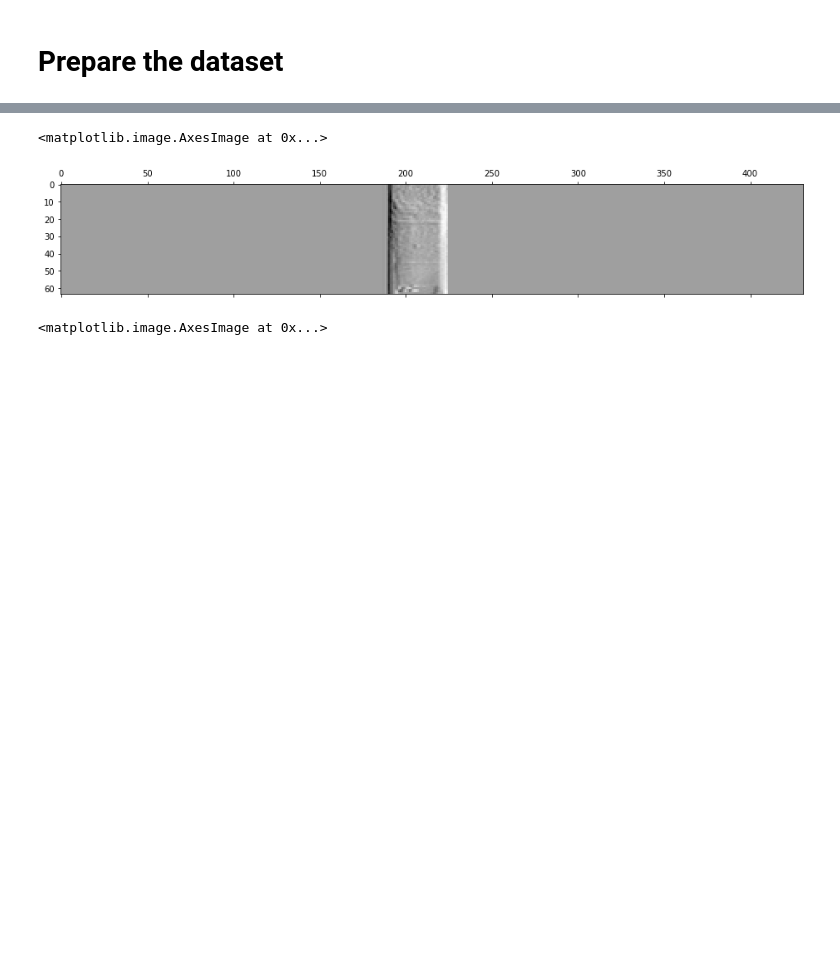
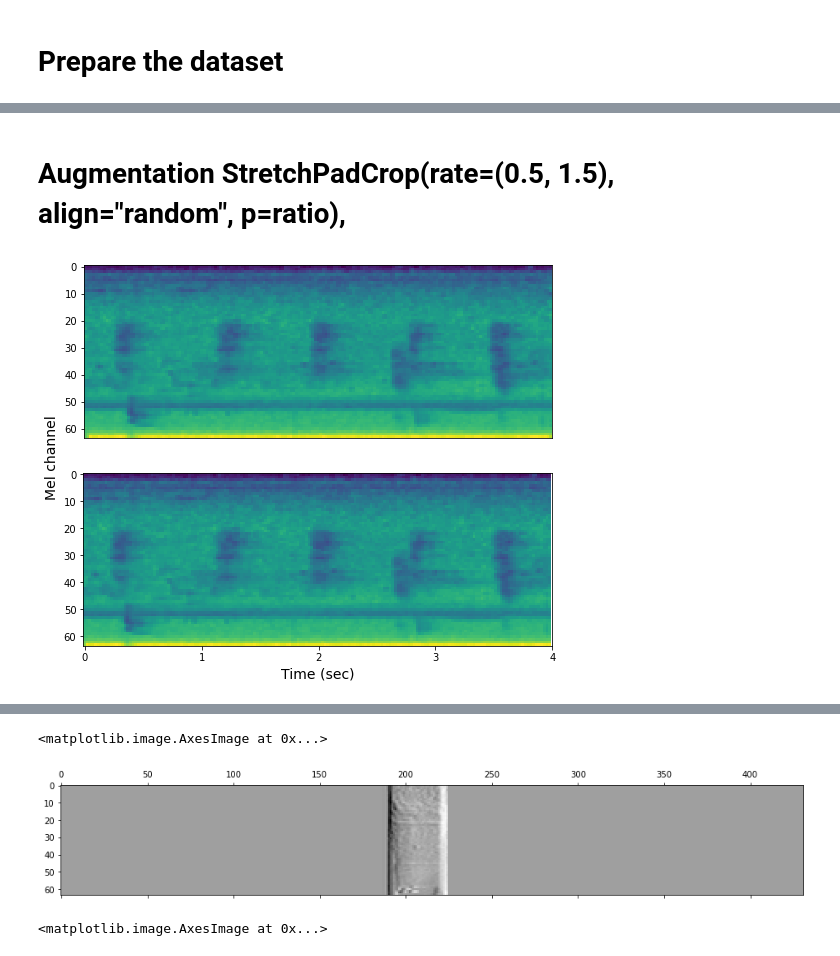
Before and after one commit to lcances/semi-supervised, a Jupyter notebook: notebooks/augmentation_explorer.ipynb, the cells around one changed output, grey strips where cells are left out. Saved outputs shown, nothing was run; the diff lists cells and outputs as text; code cells hidden in the pictures; blank space fills up the shorter version.

```diff
--- a/notebooks/augmentation_explorer.ipynb
+++ b/notebooks/augmentation_explorer.ipynb
@@ -206,0 +104,2 @@ plt.matshow(original)
+# %%
+dataset = train_loader.dataset
@@ -206,0 +125,37 @@ plt.matshow(original)
+# %%
+weak_1 = StretchPadCrop(rate=(0.5, 1.5), align="random", p=1.0)
+strong_1 = StretchPadCrop(rate=(0.25, 1.75), align="random", p=1.0)
+# %%
+def generate_one(augmentation, idx):
+    norm = lambda x: (x - x.min()) / (x.max() - x.min())
+    origin = X(idx).squeeze()
+    augmented = augmentation(origin)
+
+    return origin, augmented
+# %%
+def display_one(origin, augmented, title):
+    fig, (top, bot) = plt.subplots(nrows=2, ncols=1)
+    fig.set_size_inches(15, 7)
+
+#     fig.suptitle(title, fontsize=16)
+
+    top.matshow(origin)
+    bot.matshow(augmented)
+
+    top.set_xticks([])
+    fig.text(0.26, 0.5, 'Mel channel', va='center', rotation='vertical', fontsize=14)
+
+    t = np.linspace(0, origin.shape[1], 5)
+    bot.xaxis.set_ticks_position('bottom')
+    bot.set_xticks(t)
+    bot.set_xticklabels(range(5))
+    bot.set_xlabel('Time (sec)', fontsize=14)
+
+    plt.show()
+# %% [markdown]
+# Augmentation StretchPadCrop(rate=(0.5, 1.5), align="random", p=ratio),
+# %%
+origin, augmented = generate_one(weak_1, 0)
+display_one(origin, augmented, "weak supervised")
+# %% [output]
+[figure, added]
```
Also changed, not shown: parts of 28 cells of this notebook, 29 other files.
